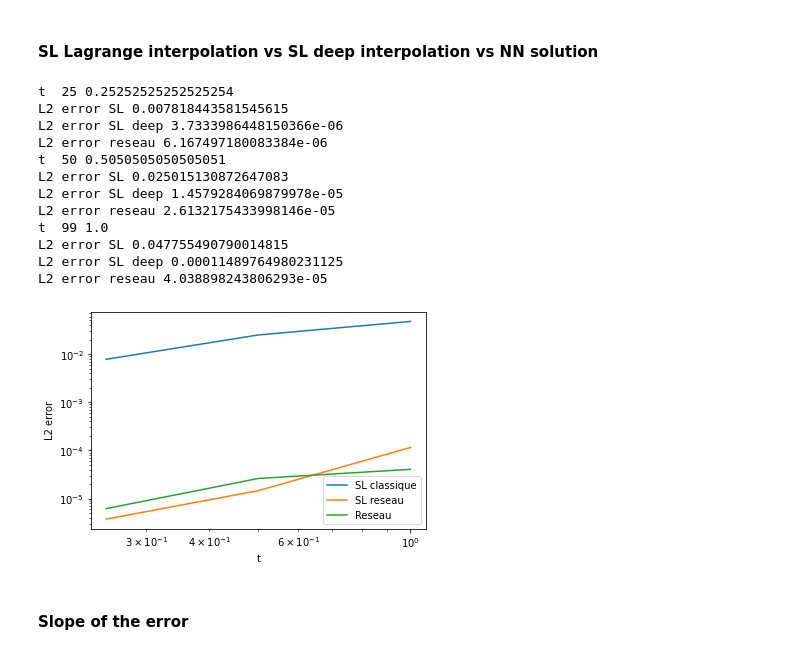
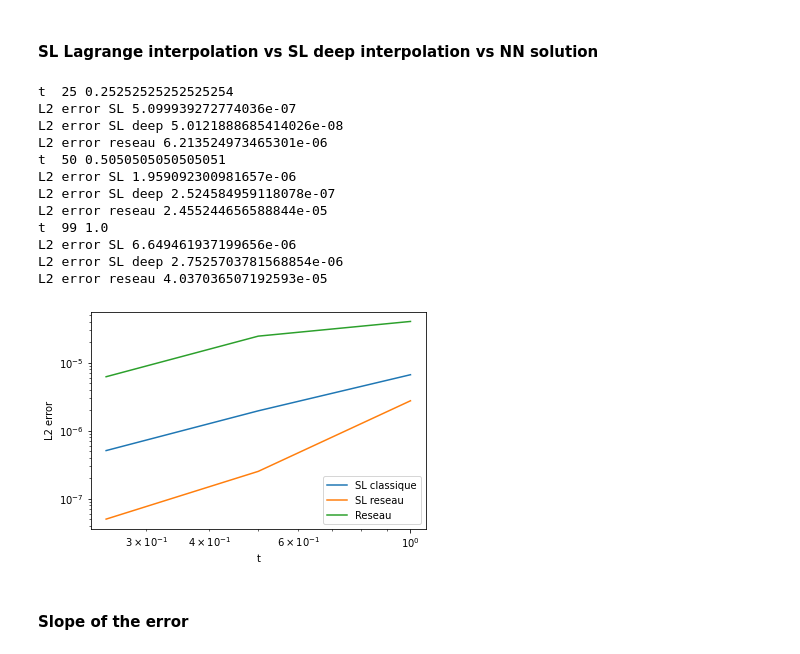
Before and after one commit to dianasolangel/Stage-M1-Deep-Interpolation, a Jupyter notebook: code/Training_augmented_interpolation.ipynb, the cells around one changed output. Cells and saved outputs as stored; diff of their text form; code cells hidden in the pictures.

```diff
--- a/code/Training_augmented_interpolation.ipynb
+++ b/code/Training_augmented_interpolation.ipynb
@@ -508,5 +508,5 @@ network loaded successfully
 # %%
 temps = [0., 0.25, 0.5, 0.75, 1.]
 for t in temps:
-    network_un.plot(t, mean=0.48 ,variance=0.042)
+    network_un.plot(t, mean=0.49 ,variance=0.04)
 # %% [output]
@@ -537,5 +537,6 @@ network loaded successfully
 # %%
 temps = [0., 0.25, 0.5, 0.75, 1.]
 for t in temps:
-    network.plot(t, mean=0.48  ,variance=0.042)
+    # network.plot(t, mean=0.49  ,variance=0.04)
+    network.plot(t, mean=0.5  ,variance=0.035)
 # %% [output]
@@ -918,7 +919,7 @@ xmin = 0.
 xmax = 1.
 tmin = 0.
 tmax = 1.
-nx = 20
+nx = 40
 nt = 100
 a=1
 mean = 0.48
@@ -931,50 +932,50 @@ error_reseau = []
 error_sl_classique = []
 error_sl_reseau = []
 
-solver_prime = SemiLagrangianSolver(xmin, xmax, tmin, tmax, nx, nt, a, 1, network, mean, variance, epsilon=0.0)
+solver_prime = SemiLagrangianSolver(xmin, xmax, tmin, tmax, nx, nt, a, 3, network, mean, variance, epsilon=0.0)
 u_sol = solver_prime.solver()
 u_sol_deep = solver_prime.solver_deep()
 
 for t in time_steps_indexes:
     print("t ", t, solver_prime.tmesh[t])
 
     #Calcul de l'erreur en norme L2
     error_L2_norm_sl = solver_prime.error_L2_norm(t)
     print("L2 error SL", error_L2_norm_sl)
 
     error_L2_norm_deep = solver_prime.error_L2_norm_deep(t)
     print("L2 error SL deep", error_L2_norm_deep)
 
     error_du_reseau = solver_prime.NN_error(t)
     print("L2 error reseau", error_du_reseau)
 
     error_sl_classique.append(error_L2_norm_sl)
     error_sl_reseau.append(error_L2_norm_deep)
     error_reseau.append(error_du_reseau)
 
 #Graphique de l'erreur en norme L2
 plt.plot(time_steps, error_sl_classique, label='SL classique')
 plt.plot(time_steps, error_sl_reseau, label='SL reseau')
 plt.plot(time_steps, error_reseau, label='Reseau')
 plt.xlabel('t')
 plt.ylabel('L2 error')
 plt.loglog()
 plt.legend()
 plt.show()
 # %% [output]
 t  25 0.25252525252525254
-L2 error SL 0.007818443581545615
-L2 error SL deep 3.7333986448150366e-06
-L2 error reseau 6.167497180083384e-06
+L2 error SL 5.099939272774036e-07
+L2 error SL deep 5.0121888685414026e-08
+L2 error reseau 6.213524973465301e-06
 t  50 0.5050505050505051
-L2 error SL 0.025015130872647083
-L2 error SL deep 1.4579284069879978e-05
-L2 error reseau 2.6132175433998146e-05
+L2 error SL 1.959092300981657e-06
+L2 error SL deep 2.524584959118078e-07
+L2 error reseau 2.455244656588844e-05
 t  99 1.0
-L2 error SL 0.047755490790014815
-L2 error SL deep 0.00011489764980231125
-L2 error reseau 4.038898243806293e-05
+L2 error SL 6.649461937199656e-06
+L2 error SL deep 2.7525703781568854e-06
+L2 error reseau 4.037036507192593e-05
-[figure, old version]
+[figure, new version]
 # %% [markdown]
 #### Slope of the error
 # %%
```
Also changed, not shown: parts of 4 cells of this notebook, 2 other files.
